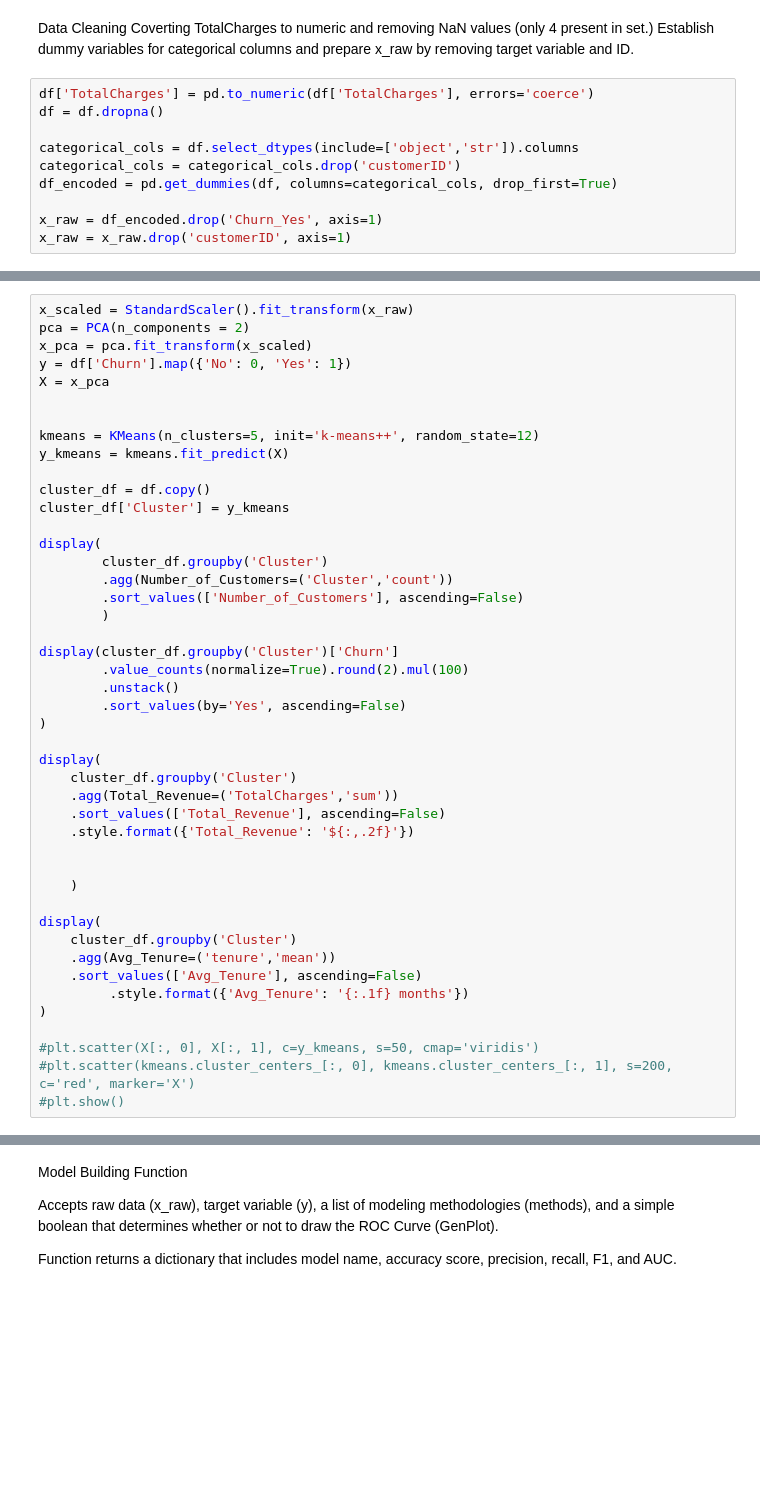
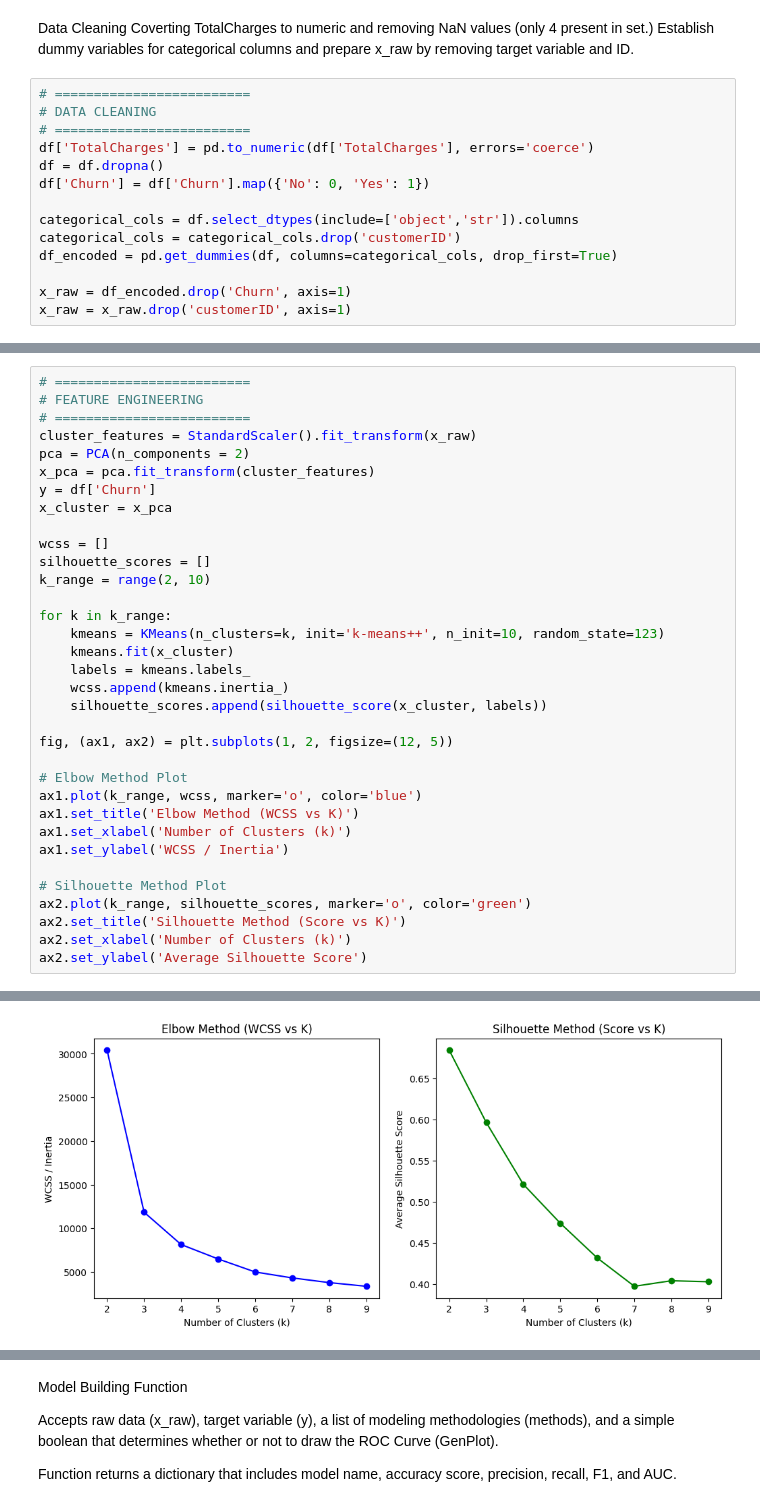
Before and after one commit to sam-volstad/churn_modeling, a Jupyter notebook: Retention.ipynb, the cells around one changed output, grey strips where cells are left out. Drawn from its saved outputs; the diff is of its cells as text; blank space fills up the shorter version.

```diff
--- a/Retention.ipynb
+++ b/Retention.ipynb
@@ -31,14 +36,18 @@ Data Cleaning
 Coverting TotalCharges to numeric and removing NaN values (only 4 present in set.)
 Establish dummy variables for categorical columns and prepare x_raw by removing target variable and ID.
 # %%
+# =========================
+# DATA CLEANING
+# =========================
 df['TotalCharges'] = pd.to_numeric(df['TotalCharges'], errors='coerce')
 df = df.dropna()
+df['Churn'] = df['Churn'].map({'No': 0, 'Yes': 1})
 
 categorical_cols = df.select_dtypes(include=['object','str']).columns
 categorical_cols = categorical_cols.drop('customerID')
 df_encoded = pd.get_dummies(df, columns=categorical_cols, drop_first=True)
 
-x_raw = df_encoded.drop('Churn_Yes', axis=1)
+x_raw = df_encoded.drop('Churn', axis=1)
 x_raw = x_raw.drop('customerID', axis=1)
 # %% [markdown]
 Clustering
@@ -61,45 +59,35 @@ Cluster 1: Low revenue, Low tenure, Low churn. Not a good candidate for business
 # %%
-x_scaled = StandardScaler().fit_transform(x_raw)
+# =========================
+# FEATURE ENGINEERING
+# =========================
+cluster_features = StandardScaler().fit_transform(x_raw)
 pca = PCA(n_components = 2)
-x_pca = pca.fit_transform(x_scaled)
-y = df['Churn'].map({'No': 0, 'Yes': 1})
-X = x_pca
+x_pca = pca.fit_transform(cluster_features)
+y = df['Churn']
+x_cluster = x_pca
 
+wcss = []
+silhouette_scores = []
+k_range = range(2, 10)
 
-kmeans = KMeans(n_clusters=5, init='k-means++', random_state=12)
-y_kmeans = kmeans.fit_predict(X)
+for k in k_range:
+    kmeans = KMeans(n_clusters=k, init='k-means++', n_init=10, random_state=123)
+    kmeans.fit(x_cluster)
+    labels = kmeans.labels_
+    wcss.append(kmeans.inertia_)
+    silhouette_scores.append(silhouette_score(x_cluster, labels))
 
-cluster_df = df.copy()
-cluster_df['Cluster'] = y_kmeans
+fig, (ax1, ax2) = plt.subplots(1, 2, figsize=(12, 5))
 
-display(
-        cluster_df.groupby('Cluster')
-        .agg(Number_of_Customers=('Cluster','count'))
-        .sort_values(['Number_of_Customers'], ascending=False)
-        )
+# Elbow Method Plot
+ax1.plot(k_range, wcss, marker='o', color='blue')
+ax1.set_title('Elbow Method (WCSS vs K)')
+ax1.set_xlabel('Number of Clusters (k)')
+ax1.set_ylabel('WCSS / Inertia')
 
-display(cluster_df.groupby('Cluster')['Churn']
-        .value_counts(normalize=True).round(2).mul(100)
-        .unstack()
-        .sort_values(by='Yes', ascending=False)
-)
-
-display(
-    cluster_df.groupby('Cluster')
-    .agg(Total_Revenue=('TotalCharges','sum'))
-    .sort_values(['Total_Revenue'], ascending=False)
-    .style.format({'Total_Revenue': '${:,.2f}'})
-
-
-    )
-
-display(
-    cluster_df.groupby('Cluster')
-    .agg(Avg_Tenure=('tenure','mean'))
-    .sort_values(['Avg_Tenure'], ascending=False)
-         .style.format({'Avg_Tenure': '{:.1f} months'})
-)
-
-#plt.scatter(X[:, 0], X[:, 1], c=y_kmeans, s=50, cmap='viridis')
-#plt.scatter(kmeans.cluster_centers_[:, 0], kmeans.cluster_centers_[:, 1], s=200, c='red', marker='X')
-#plt.show()
+# Silhouette Method Plot
+ax2.plot(k_range, silhouette_scores, marker='o', color='green')
+ax2.set_title('Silhouette Method (Score vs K)')
+ax2.set_xlabel('Number of Clusters (k)')
+ax2.set_ylabel('Average Silhouette Score')
+# %% [output]
@@ -105,0 +95 @@ display(
+[figure, added]
```
Also changed, not shown: parts of 9 cells of this notebook, 2 other files.
